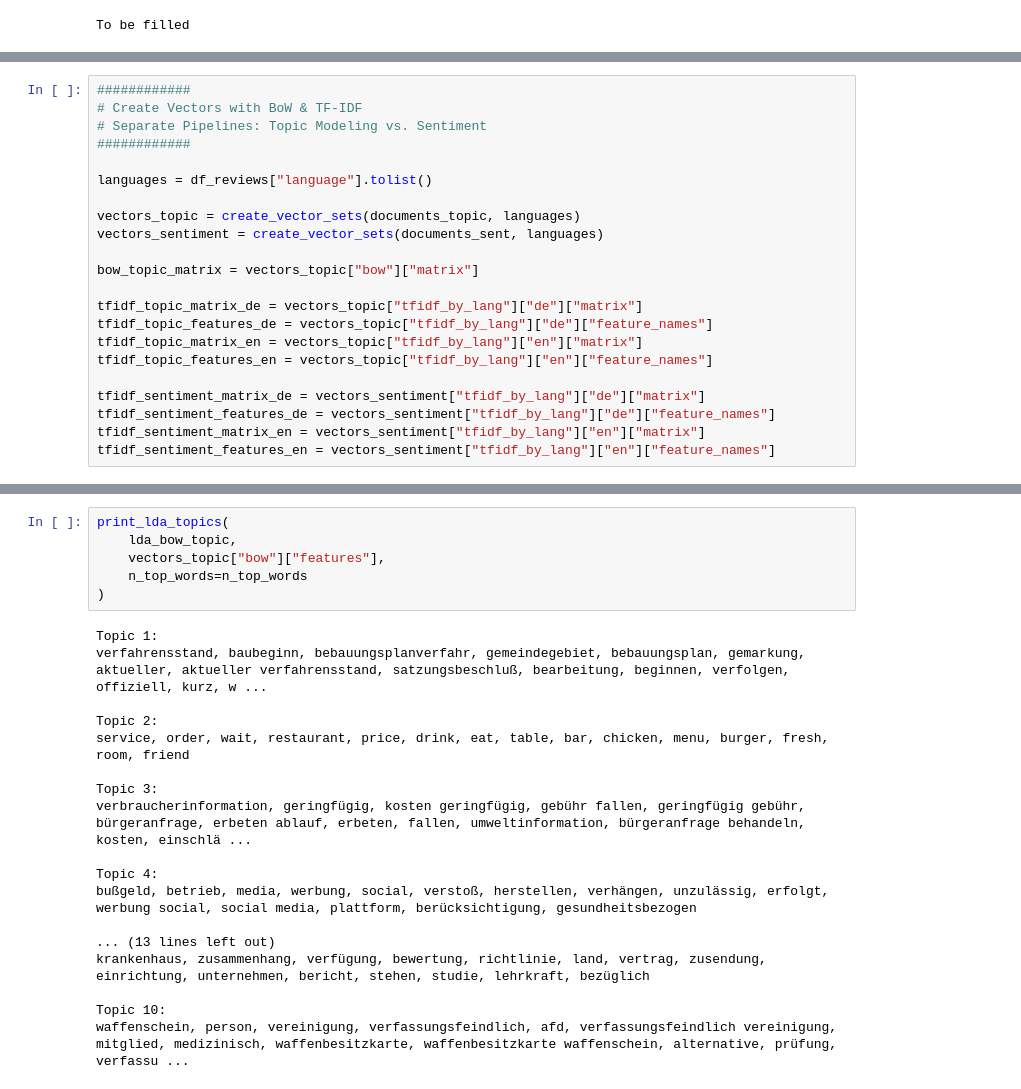
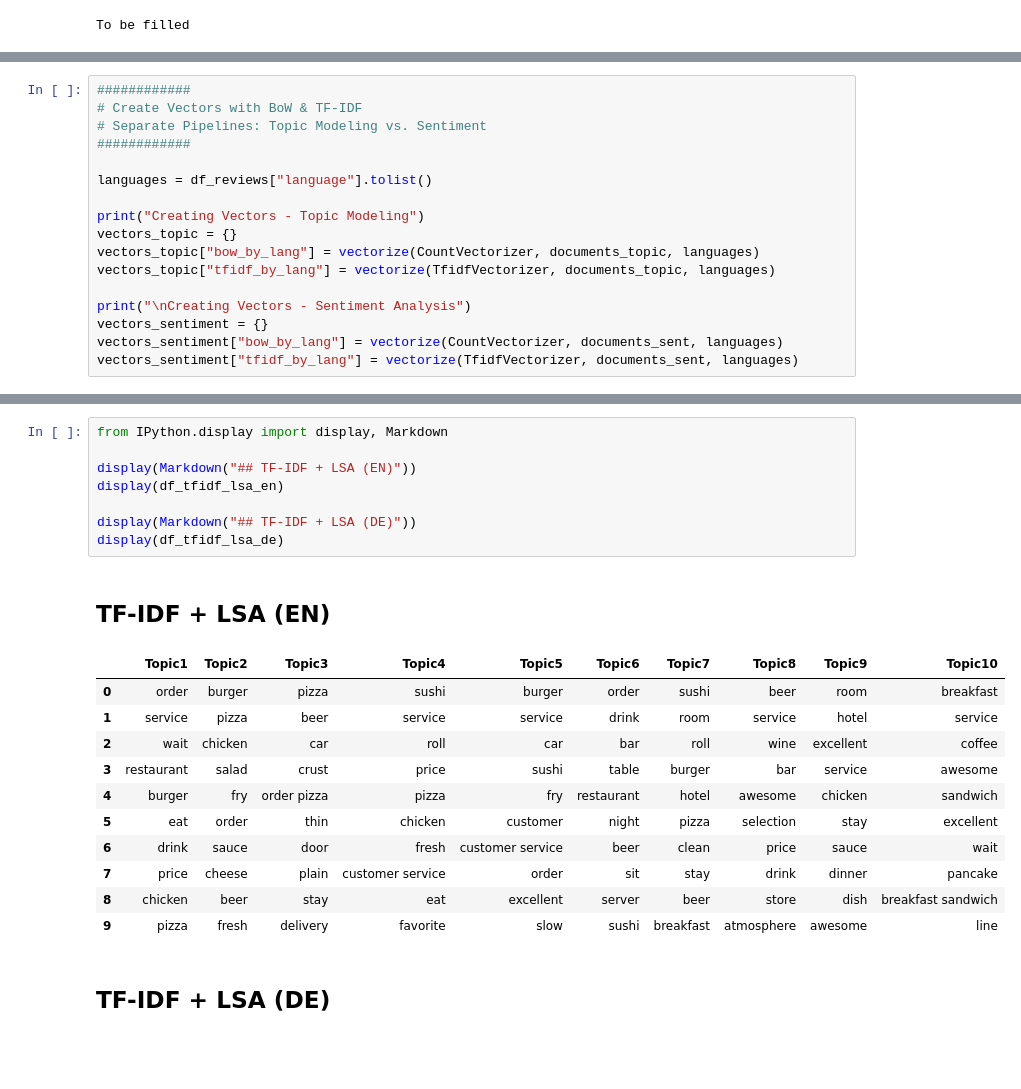
Before and after one commit to schustal-cpu/analyze_message_topics, a Jupyter notebook: analyze_data.ipynb, the cells around one changed output, grey strips where cells are left out. Cells and saved outputs as stored; diff of their text form; blank space fills up the shorter version.

```diff
--- a/analyze_data.ipynb
+++ b/analyze_data.ipynb
@@ -446,18 +483,13 @@ verfahrensstand      165
 
 languages = df_reviews["language"].tolist()
 
-vectors_topic = create_vector_sets(documents_topic, languages)
-vectors_sentiment = create_vector_sets(documents_sent, languages)
+print("Creating Vectors - Topic Modeling")
+vectors_topic = {}
+vectors_topic["bow_by_lang"] = vectorize(CountVectorizer, documents_topic, languages)
+vectors_topic["tfidf_by_lang"] = vectorize(TfidfVectorizer, documents_topic, languages)
 
-bow_topic_matrix = vectors_topic["bow"]["matrix"]
-
-tfidf_topic_matrix_de = vectors_topic["tfidf_by_lang"]["de"]["matrix"]
-tfidf_topic_features_de = vectors_topic["tfidf_by_lang"]["de"]["feature_names"]
-tfidf_topic_matrix_en = vectors_topic["tfidf_by_lang"]["en"]["matrix"]
-tfidf_topic_features_en = vectors_topic["tfidf_by_lang"]["en"]["feature_names"]
-
-tfidf_sentiment_matrix_de = vectors_sentiment["tfidf_by_lang"]["de"]["matrix"]
-tfidf_sentiment_features_de = vectors_sentiment["tfidf_by_lang"]["de"]["feature_names"]
-tfidf_sentiment_matrix_en = vectors_sentiment["tfidf_by_lang"]["en"]["matrix"]
-tfidf_sentiment_features_en = vectors_sentiment["tfidf_by_lang"]["en"]["feature_names"]
+print("\nCreating Vectors - Sentiment Analysis")
+vectors_sentiment = {}
+vectors_sentiment["bow_by_lang"] = vectorize(CountVectorizer, documents_sent, languages)
+vectors_sentiment["tfidf_by_lang"] = vectorize(TfidfVectorizer, documents_sent, languages)
 # %% [output]
@@ -488,24 +793,22 @@ for _ in tqdm(range(max_iter), desc="LDA BoW Topic trainieren"):
 # %%
-print_lda_topics(
-    lda_bow_topic,
-    vectors_topic["bow"]["features"],
-    n_top_words=n_top_words
-)
+from IPython.display import display, Markdown
+
+display(Markdown("## TF-IDF + LSA (EN)"))
+display(df_tfidf_lsa_en)
+
+display(Markdown("## TF-IDF + LSA (DE)"))
+display(df_tfidf_lsa_de)
 # %% [output]
-Topic 1:
-verfahrensstand, baubeginn, bebauungsplanverfahr, gemeindegebiet, bebauungsplan, gemarkung, aktueller, aktueller verfahrensstand, satzungsbeschluß, bearbeitung, beginnen, verfolgen, offiziell, kurz, w ...
-
-Topic 2:
-service, order, wait, restaurant, price, drink, eat, table, bar, chicken, menu, burger, fresh, room, friend
-
-Topic 3:
-verbraucherinformation, geringfügig, kosten geringfügig, gebühr fallen, geringfügig gebühr, bürgeranfrage, erbeten ablauf, erbeten, fallen, umweltinformation, bürgeranfrage behandeln, kosten, einschlä ...
-
-Topic 4:
-bußgeld, betrieb, media, werbung, social, verstoß, herstellen, verhängen, unzulässig, erfolgt, werbung social, social media, plattform, berücksichtigung, gesundheitsbezogen
-
-... (13 lines left out)
-krankenhaus, zusammenhang, verfügung, bewertung, richtlinie, land, vertrag, zusendung, einrichtung, unternehmen, bericht, stehen, studie, lehrkraft, bezüglich
-
-Topic 10:
-waffenschein, person, vereinigung, verfassungsfeindlich, afd, verfassungsfeindlich vereinigung, mitglied, medizinisch, waffenbesitzkarte, waffenbesitzkarte waffenschein, alternative, prüfung, verfassu ...
+## TF-IDF + LSA (EN)
+|  | Topic1 | Topic2 | Topic3 | Topic4 | Topic5 | Topic6 | Topic7 | Topic8 | Topic9 | Topic10 |
+| 0 | order | burger | pizza | sushi | burger | order | sushi | beer | room | breakfast |
+| 1 | service | pizza | beer | service | service | drink | room | service | hotel | service |
+| 2 | wait | chicken | car | roll | car | bar | roll | wine | excellent | coffee |
+| 3 | restaurant | salad | crust | price | sushi | table | burger | bar | service | awesome |
+| 4 | burger | fry | order pizza | pizza | fry | restaurant | hotel | awesome | chicken | sandwich |
+| 5 | eat | order | thin | chicken | customer | night | pizza | selection | stay | excellent |
+| 6 | drink | sauce | door | fresh | customer service | beer | clean | price | sauce | wait |
+| 7 | price | cheese | plain | customer service | order | sit | stay | drink | dinner | pancake |
+| 8 | chicken | beer | stay | eat | excellent | server | beer | store | dish | breakfast sandwich |
+| 9 | pizza | fresh | delivery | favorite | slow | sushi | breakfast | atmosphere | awesome | line |
+## TF-IDF + LSA (DE)
```
Also changed, not shown: parts of 13 cells of this notebook, 1 other file.
